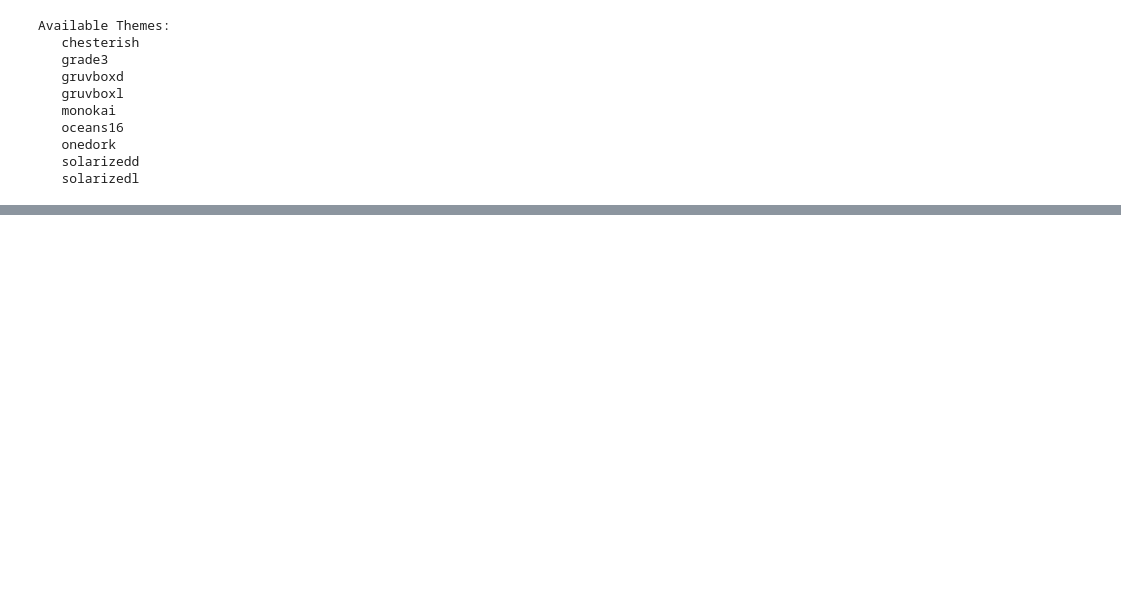
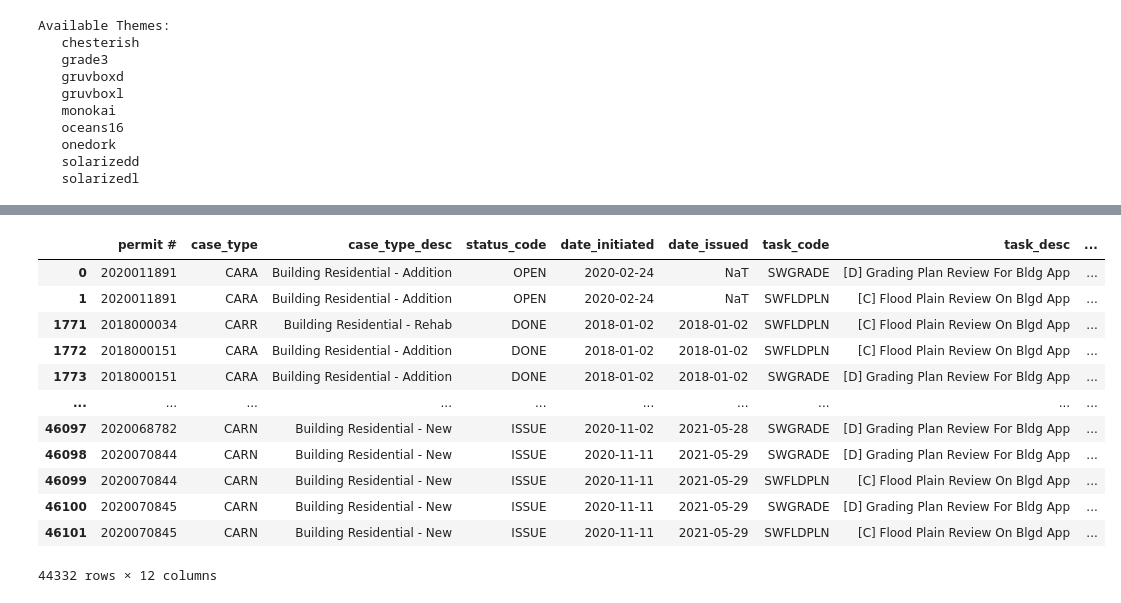
Before and after one commit to Z-Dot13/metro_codes_building_permits-moneyball, a Jupyter notebook: notebook/Partner Project 1.ipynb, the cells around one changed output, grey strips where cells are left out. Cells and saved outputs as stored; diff of their text form; code cells hidden in the pictures; blank space fills up the shorter version.

```diff
--- a/notebook/Partner Project 1.ipynb
+++ b/notebook/Partner Project 1.ipynb
@@ -127,0 +142,17 @@ permits
+# %%
+removed_t = new_sw[~new_sw['permit #'].str.startswith('T')]
+removed_t
+# %% [output]
+|  | permit # | case_type | case_type_desc | status_code | date_initiated | date_issued | task_code | task_desc | ... |
+| 0 | 2020011891 | CARA | Building Residential - Addition | OPEN | 2020-02-24 | NaT | SWGRADE | [D] Grading Plan Review For Bldg App | ... |
+| 1 | 2020011891 | CARA | Building Residential - Addition | OPEN | 2020-02-24 | NaT | SWFLDPLN | [C] Flood Plain Review On Blgd App | ... |
+| 1771 | 2018000034 | CARR | Building Residential - Rehab | DONE | 2018-01-02 | 2018-01-02 | SWFLDPLN | [C] Flood Plain Review On Blgd App | ... |
+| 1772 | 2018000151 | CARA | Building Residential - Addition | DONE | 2018-01-02 | 2018-01-02 | SWFLDPLN | [C] Flood Plain Review On Blgd App | ... |
+| 1773 | 2018000151 | CARA | Building Residential - Addition | DONE | 2018-01-02 | 2018-01-02 | SWGRADE | [D] Grading Plan Review For Bldg App | ... |
+| ... | ... | ... | ... | ... | ... | ... | ... | ... | ... |
+| 46097 | 2020068782 | CARN | Building Residential - New | ISSUE | 2020-11-02 | 2021-05-28 | SWGRADE | [D] Grading Plan Review For Bldg App | ... |
+| 46098 | 2020070844 | CARN | Building Residential - New | ISSUE | 2020-11-11 | 2021-05-29 | SWGRADE | [D] Grading Plan Review For Bldg App | ... |
+| 46099 | 2020070844 | CARN | Building Residential - New | ISSUE | 2020-11-11 | 2021-05-29 | SWFLDPLN | [C] Flood Plain Review On Blgd App | ... |
+| 46100 | 2020070845 | CARN | Building Residential - New | ISSUE | 2020-11-11 | 2021-05-29 | SWGRADE | [D] Grading Plan Review For Bldg App | ... |
+| 46101 | 2020070845 | CARN | Building Residential - New | ISSUE | 2020-11-11 | 2021-05-29 | SWFLDPLN | [C] Flood Plain Review On Blgd App | ... |
+44332 rows × 12 columns
```
Also changed, not shown: parts of 13 cells of this notebook.
